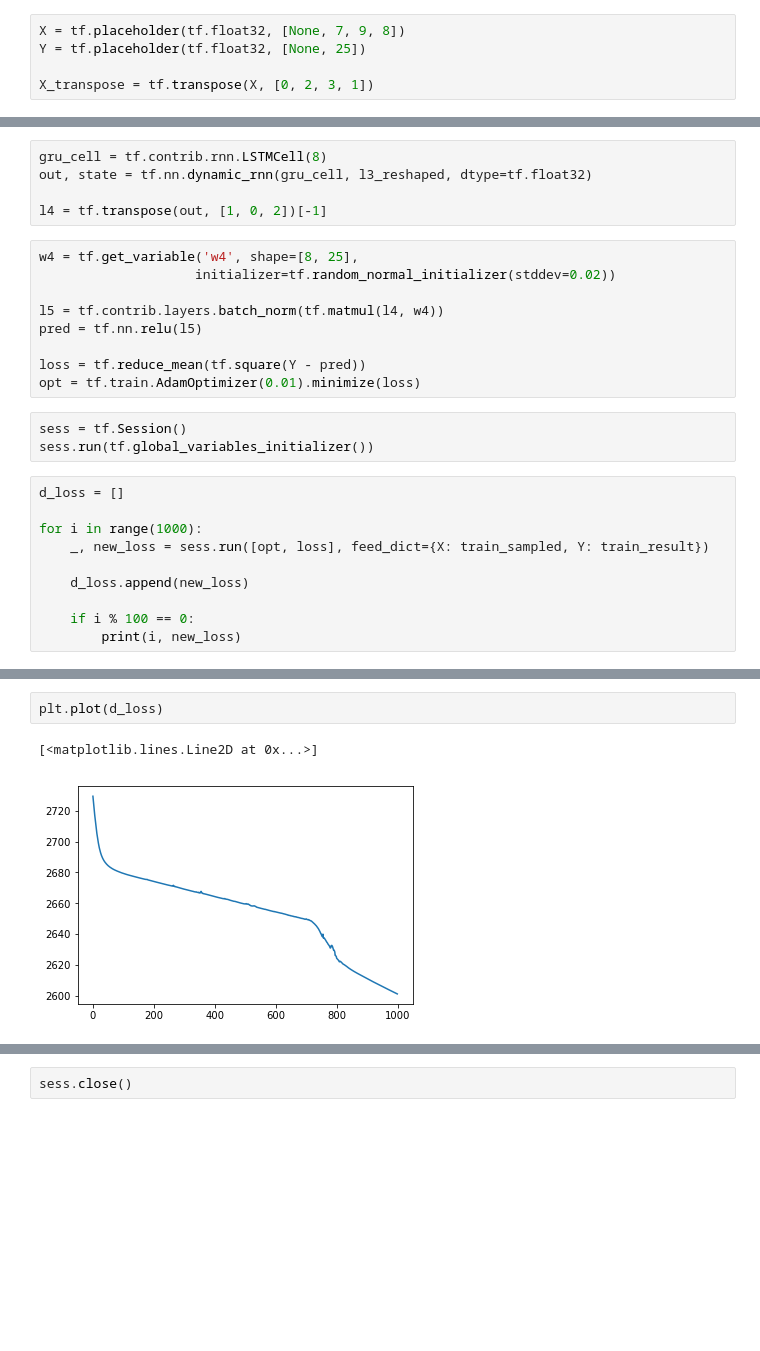
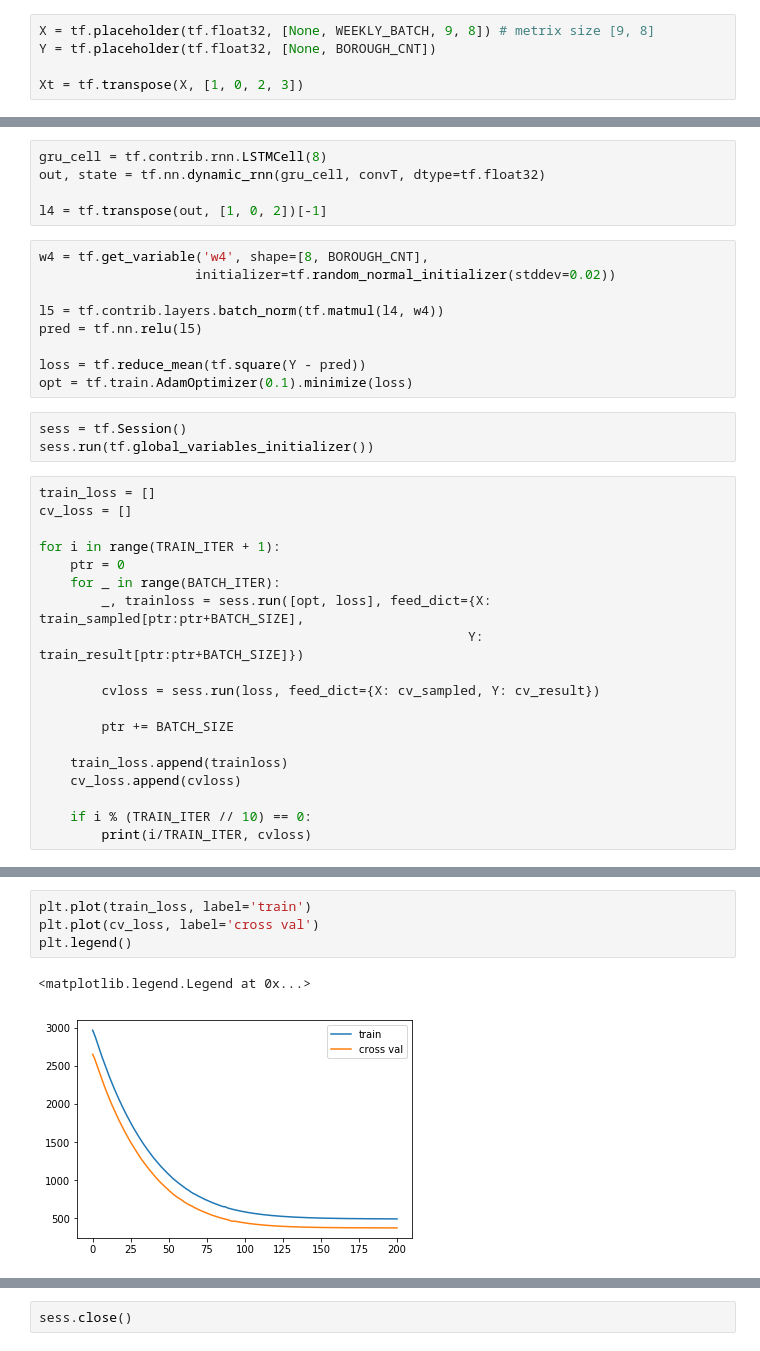
Before and after one commit to revsic/FineDustPrediction, a Jupyter notebook: Notebook.ipynb, the cells around one changed output, grey strips where cells are left out. Drawn from its saved outputs; the diff is of its cells as text; blank space fills up the shorter version.

```diff
--- a/Notebook.ipynb
+++ b/Notebook.ipynb
@@ -64,6 +98,6 @@ train_result = list(map(lambda x: x[1], train_set))
 # %%
-X = tf.placeholder(tf.float32, [None, 7, 9, 8])
-Y = tf.placeholder(tf.float32, [None, 25])
+X = tf.placeholder(tf.float32, [None, WEEKLY_BATCH, 9, 8]) # metrix size [9, 8]
+Y = tf.placeholder(tf.float32, [None, BOROUGH_CNT])
 
-X_transpose = tf.transpose(X, [0, 2, 3, 1])
+Xt = tf.transpose(X, [1, 0, 2, 3])
 # %%
@@ -87,28 +135,37 @@ l3_reshaped = tf.reshape(l3, [-1, 9 * 8, 1])
 # %%
 gru_cell = tf.contrib.rnn.LSTMCell(8)
-out, state = tf.nn.dynamic_rnn(gru_cell, l3_reshaped, dtype=tf.float32)
+out, state = tf.nn.dynamic_rnn(gru_cell, convT, dtype=tf.float32)
 
 l4 = tf.transpose(out, [1, 0, 2])[-1]
 # %%
-w4 = tf.get_variable('w4', shape=[8, 25],
+w4 = tf.get_variable('w4', shape=[8, BOROUGH_CNT],
                     initializer=tf.random_normal_initializer(stddev=0.02))
 
 l5 = tf.contrib.layers.batch_norm(tf.matmul(l4, w4))
 pred = tf.nn.relu(l5)
 
 loss = tf.reduce_mean(tf.square(Y - pred))
-opt = tf.train.AdamOptimizer(0.01).minimize(loss)
+opt = tf.train.AdamOptimizer(0.1).minimize(loss)
 # %%
 sess = tf.Session()
 sess.run(tf.global_variables_initializer())
 # %%
-d_loss = []
+train_loss = []
+cv_loss = []
 
-for i in range(1000):
-    _, new_loss = sess.run([opt, loss], feed_dict={X: train_sampled, Y: train_result})
+for i in range(TRAIN_ITER + 1):
+    ptr = 0
+    for _ in range(BATCH_ITER):
+        _, trainloss = sess.run([opt, loss], feed_dict={X: train_sampled[ptr:ptr+BATCH_SIZE],
+                                                       Y: train_result[ptr:ptr+BATCH_SIZE]})
 
-    d_loss.append(new_loss)
+        cvloss = sess.run(loss, feed_dict={X: cv_sampled, Y: cv_result})
 
-    if i % 100 == 0:
-        print(i, new_loss)
+        ptr += BATCH_SIZE
+
+    train_loss.append(trainloss)
+    cv_loss.append(cvloss)
+
+    if i % (TRAIN_ITER // 10) == 0:
+        print(i/TRAIN_ITER, cvloss)
 # %% [output]
@@ -125,5 +183,7 @@ for i in range(1000):
-# %%
-plt.plot(d_loss)
-# %% [output]
-[<matplotlib.lines.Line2D at 0x...>]
-[figure, removed]
+# %%
+plt.plot(train_loss, label='train')
+plt.plot(cv_loss, label='cross val')
+plt.legend()
+# %% [output]
+<matplotlib.legend.Legend at 0x...>
+[figure, added]
```
Also changed, not shown: parts of 11 cells of this notebook, 1 other file.
